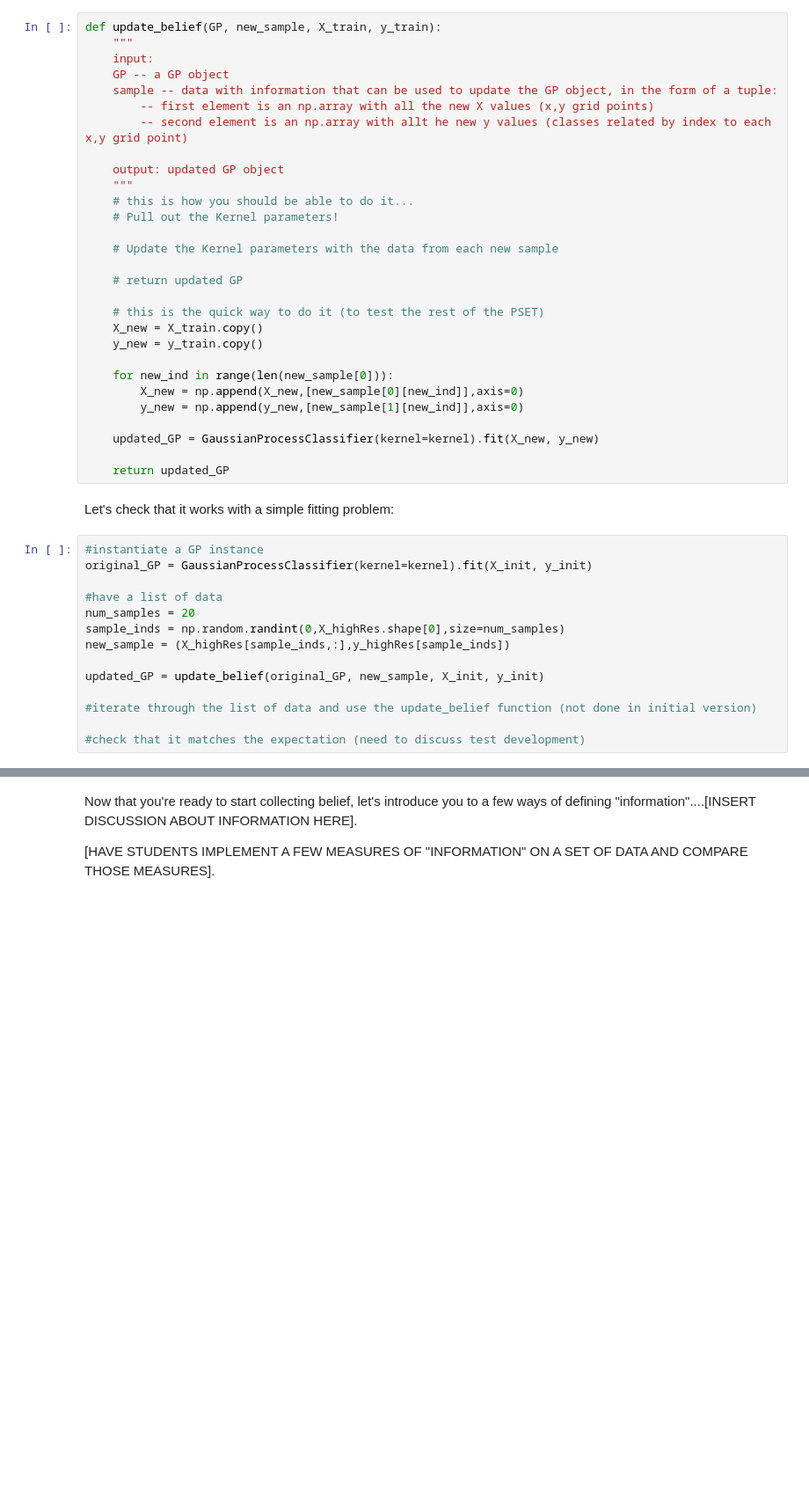
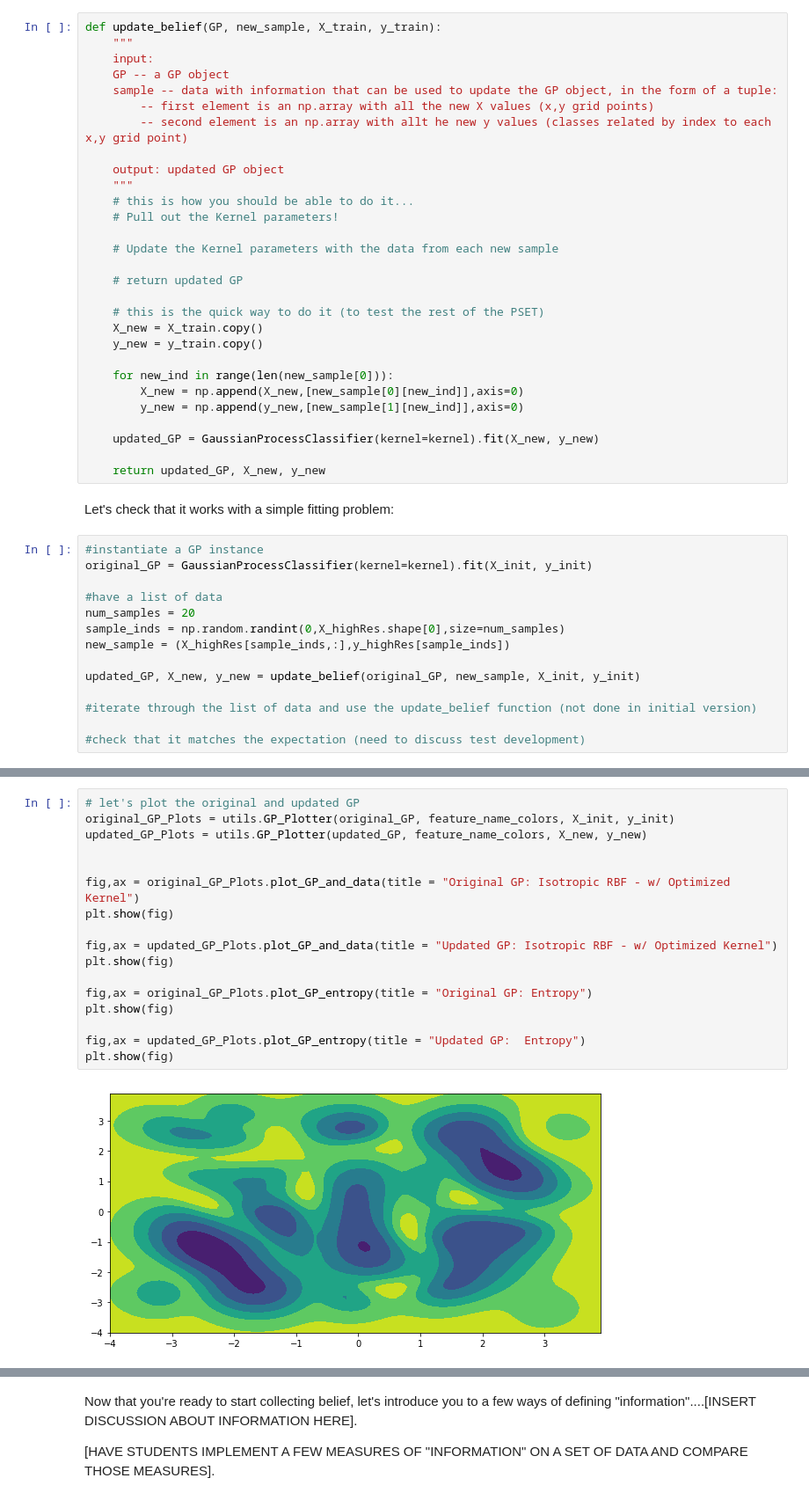
Before and after one commit to tukai21/adaptive-sampling, a Jupyter notebook: mini-pset-COMPLETED EXAMPLE.ipynb, the cells around one changed output, grey strips where cells are left out. Shown at 88% size. Drawn from its saved outputs; the diff is of its cells as text; blank space fills up the shorter version.

```diff
--- a/mini-pset-COMPLETED EXAMPLE.ipynb
+++ b/mini-pset-COMPLETED EXAMPLE.ipynb
@@ -169,7 +182,7 @@ def update_belief(GP, new_sample, X_train, y_train):
 
     updated_GP = GaussianProcessClassifier(kernel=kernel).fit(X_new, y_new)
 
-    return updated_GP
+    return updated_GP, X_new, y_new
 # %% [markdown]
 Let's check that it works with a simple fitting problem:
 # %%
@@ -181,7 +194,7 @@ num_samples = 20
 sample_inds = np.random.randint(0,X_highRes.shape[0],size=num_samples)
 new_sample = (X_highRes[sample_inds,:],y_highRes[sample_inds])
 
-updated_GP = update_belief(original_GP, new_sample, X_init, y_init)
+updated_GP, X_new, y_new = update_belief(original_GP, new_sample, X_init, y_init)
 
 #iterate through the list of data and use the update_belief function (not done in initial version)
 
@@ -202,0 +202,19 @@ meta_utils.plot_sampled_features(X,Y,Z,feature_dict, N=100)
+# %%
+# let's plot the original and updated GP
+original_GP_Plots = utils.GP_Plotter(original_GP, feature_name_colors, X_init, y_init)
+updated_GP_Plots = utils.GP_Plotter(updated_GP, feature_name_colors, X_new, y_new)
+
+
+fig,ax = original_GP_Plots.plot_GP_and_data(title = "Original GP: Isotropic RBF - w/ Optimized Kernel")
+plt.show(fig)
+
+fig,ax = updated_GP_Plots.plot_GP_and_data(title = "Updated GP: Isotropic RBF - w/ Optimized Kernel")
+plt.show(fig)
+
+fig,ax = original_GP_Plots.plot_GP_entropy(title = "Original GP: Entropy")
+plt.show(fig)
+
+fig,ax = updated_GP_Plots.plot_GP_entropy(title = "Updated GP:  Entropy")
+plt.show(fig)
+# %% [output]
+[figure, added]
```
Also changed, not shown: parts of 33 cells of this notebook, 2 other files.
